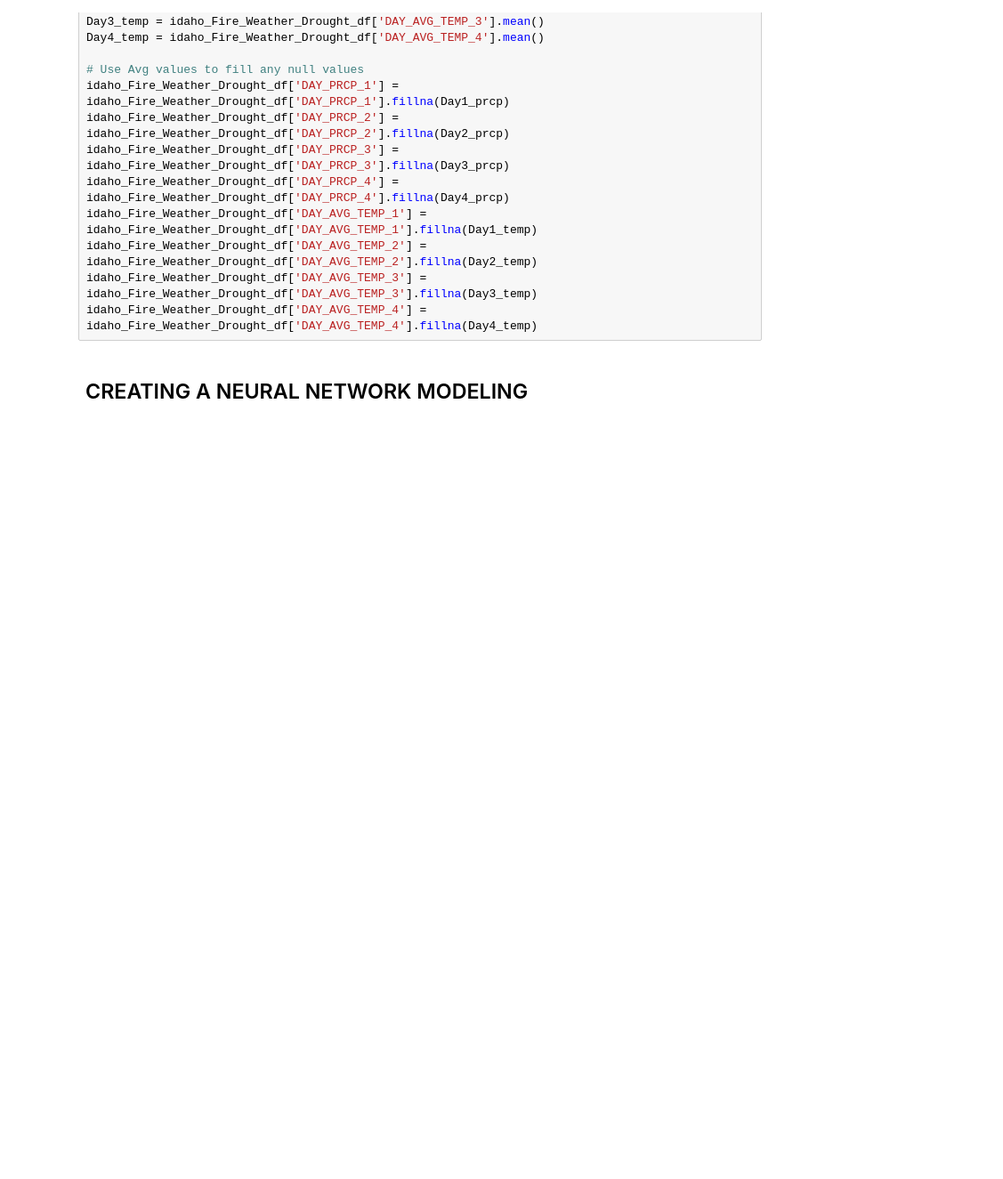
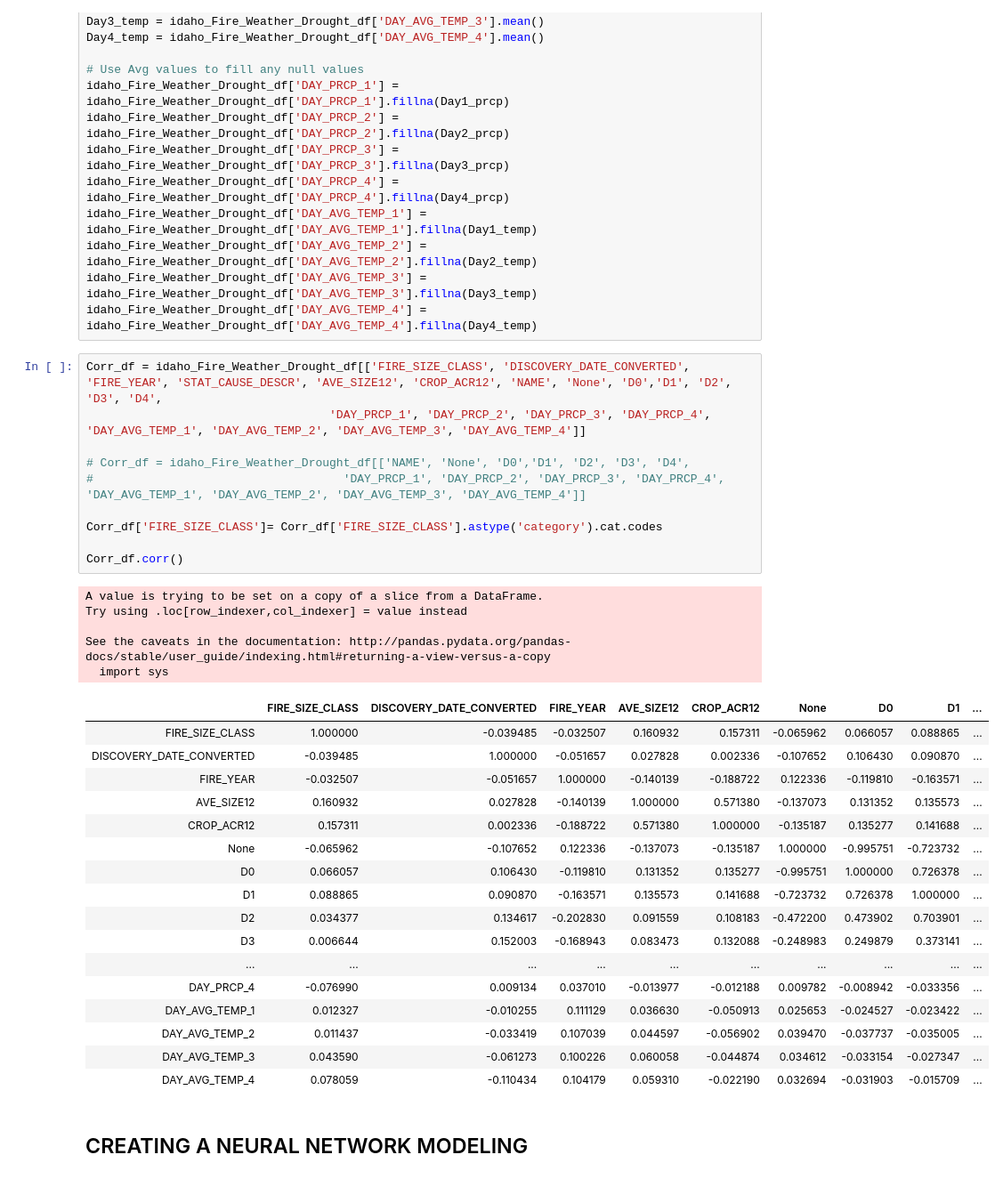
Before and after one commit to vc-adams/Idaho_Wildfires_Dashboard, a Jupyter notebook: ML_Model/ML_NN_Model_v1_EO.ipynb, the cells around one changed output. Shown at 89% size. Cells and saved outputs as stored; diff of their text form; blank space fills up the shorter version.

```diff
--- a/ML_Model/ML_NN_Model_v1_EO.ipynb
+++ b/ML_Model/ML_NN_Model_v1_EO.ipynb
@@ -132,5 +134,38 @@ idaho_Fire_Weather_Drought_df['DAY_AVG_TEMP_1'] = idaho_Fire_Weather_Drought_df[
 idaho_Fire_Weather_Drought_df['DAY_AVG_TEMP_2'] = idaho_Fire_Weather_Drought_df['DAY_AVG_TEMP_2'].fillna(Day2_temp)
 idaho_Fire_Weather_Drought_df['DAY_AVG_TEMP_3'] = idaho_Fire_Weather_Drought_df['DAY_AVG_TEMP_3'].fillna(Day3_temp)
 idaho_Fire_Weather_Drought_df['DAY_AVG_TEMP_4'] = idaho_Fire_Weather_Drought_df['DAY_AVG_TEMP_4'].fillna(Day4_temp)
+# %%
+Corr_df = idaho_Fire_Weather_Drought_df[['FIRE_SIZE_CLASS', 'DISCOVERY_DATE_CONVERTED', 'FIRE_YEAR', 'STAT_CAUSE_DESCR', 'AVE_SIZE12', 'CROP_ACR12', 'NAME', 'None', 'D0','D1', 'D2', 'D3', 'D4',
+                                   'DAY_PRCP_1', 'DAY_PRCP_2', 'DAY_PRCP_3', 'DAY_PRCP_4', 'DAY_AVG_TEMP_1', 'DAY_AVG_TEMP_2', 'DAY_AVG_TEMP_3', 'DAY_AVG_TEMP_4']]
+
+# Corr_df = idaho_Fire_Weather_Drought_df[['NAME', 'None', 'D0','D1', 'D2', 'D3', 'D4',
+#                                    'DAY_PRCP_1', 'DAY_PRCP_2', 'DAY_PRCP_3', 'DAY_PRCP_4', 'DAY_AVG_TEMP_1', 'DAY_AVG_TEMP_2', 'DAY_AVG_TEMP_3', 'DAY_AVG_TEMP_4']]
+
+Corr_df['FIRE_SIZE_CLASS']= Corr_df['FIRE_SIZE_CLASS'].astype('category').cat.codes
+
+Corr_df.corr()
+# %% [output]
+A value is trying to be set on a copy of a slice from a DataFrame.
+Try using .loc[row_indexer,col_indexer] = value instead
+
+See the caveats in the documentation: http://pandas.pydata.org/pandas-docs/stable/user_guide/indexing.html#returning-a-view-versus-a-copy
+  import sys
+|  | FIRE_SIZE_CLASS | DISCOVERY_DATE_CONVERTED | FIRE_YEAR | AVE_SIZE12 | CROP_ACR12 | None | D0 | D1 | ... |
+| FIRE_SIZE_CLASS | 1.000000 | -0.039485 | -0.032507 | 0.160932 | 0.157311 | -0.065962 | 0.066057 | 0.088865 | ... |
+| DISCOVERY_DATE_CONVERTED | -0.039485 | 1.000000 | -0.051657 | 0.027828 | 0.002336 | -0.107652 | 0.106430 | 0.090870 | ... |
+| FIRE_YEAR | -0.032507 | -0.051657 | 1.000000 | -0.140139 | -0.188722 | 0.122336 | -0.119810 | -0.163571 | ... |
+| AVE_SIZE12 | 0.160932 | 0.027828 | -0.140139 | 1.000000 | 0.571380 | -0.137073 | 0.131352 | 0.135573 | ... |
+| CROP_ACR12 | 0.157311 | 0.002336 | -0.188722 | 0.571380 | 1.000000 | -0.135187 | 0.135277 | 0.141688 | ... |
+| None | -0.065962 | -0.107652 | 0.122336 | -0.137073 | -0.135187 | 1.000000 | -0.995751 | -0.723732 | ... |
+| D0 | 0.066057 | 0.106430 | -0.119810 | 0.131352 | 0.135277 | -0.995751 | 1.000000 | 0.726378 | ... |
+| D1 | 0.088865 | 0.090870 | -0.163571 | 0.135573 | 0.141688 | -0.723732 | 0.726378 | 1.000000 | ... |
+| D2 | 0.034377 | 0.134617 | -0.202830 | 0.091559 | 0.108183 | -0.472200 | 0.473902 | 0.703901 | ... |
+| D3 | 0.006644 | 0.152003 | -0.168943 | 0.083473 | 0.132088 | -0.248983 | 0.249879 | 0.373141 | ... |
+| ... | ... | ... | ... | ... | ... | ... | ... | ... | ... |
+| DAY_PRCP_4 | -0.076990 | 0.009134 | 0.037010 | -0.013977 | -0.012188 | 0.009782 | -0.008942 | -0.033356 | ... |
+| DAY_AVG_TEMP_1 | 0.012327 | -0.010255 | 0.111129 | 0.036630 | -0.050913 | 0.025653 | -0.024527 | -0.023422 | ... |
+| DAY_AVG_TEMP_2 | 0.011437 | -0.033419 | 0.107039 | 0.044597 | -0.056902 | 0.039470 | -0.037737 | -0.035005 | ... |
+| DAY_AVG_TEMP_3 | 0.043590 | -0.061273 | 0.100226 | 0.060058 | -0.044874 | 0.034612 | -0.033154 | -0.027347 | ... |
+| DAY_AVG_TEMP_4 | 0.078059 | -0.110434 | 0.104179 | 0.059310 | -0.022190 | 0.032694 | -0.031903 | -0.015709 | ... |
 # %% [markdown]
 ## CREATING A NEURAL NETWORK MODELING
```
Also changed, not shown: parts of 27 cells of this notebook, 1 other file.
